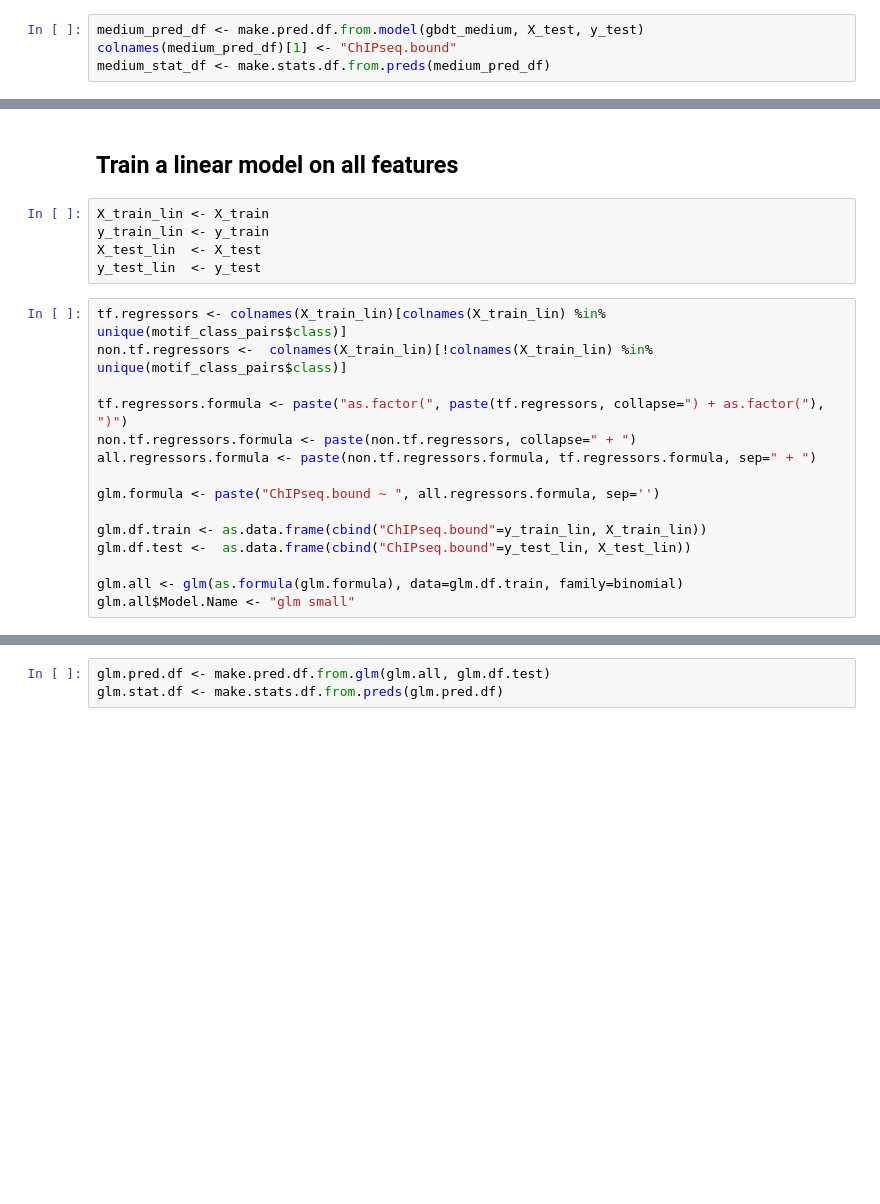
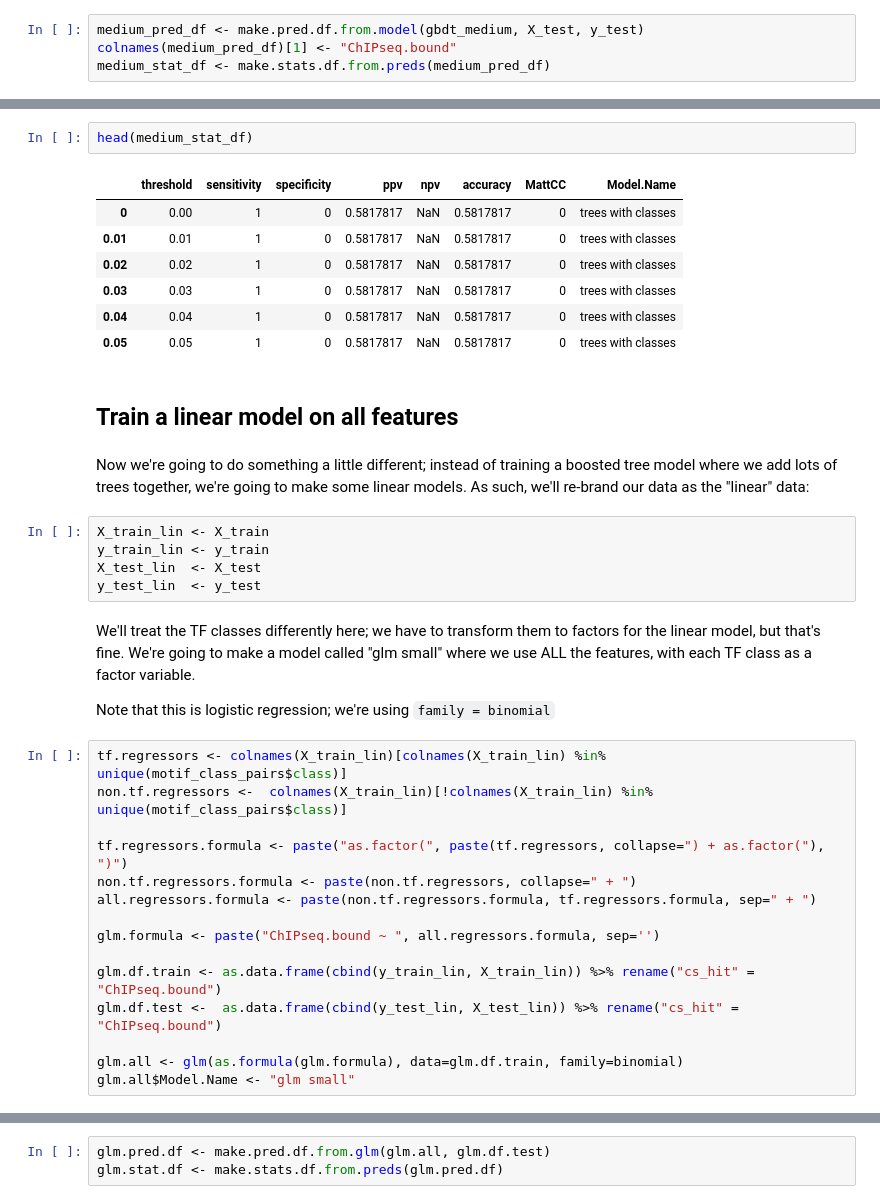
Before and after one commit to PriceLab/trena_footprinting_notebooks, a Jupyter notebook: whole_genome_classifier_footprint_hit_subset.ipynb, the cells around one changed output, grey strips where cells are left out. Cells and saved outputs as stored; diff of their text form; blank space fills up the shorter version.

```diff
--- a/whole_genome_classifier_footprint_hit_subset.ipynb
+++ b/whole_genome_classifier_footprint_hit_subset.ipynb
@@ -157,10 +286,26 @@ medium_stat_df <- make.stats.df.from.preds(medium_pred_df)
+# %%
+head(medium_stat_df)
+# %% [output]
+|  | threshold | sensitivity | specificity | ppv | npv | accuracy | MattCC | Model.Name |
+| 0 | 0.00 | 1 | 0 | 0.5817817 | NaN | 0.5817817 | 0 | trees with classes |
+| 0.01 | 0.01 | 1 | 0 | 0.5817817 | NaN | 0.5817817 | 0 | trees with classes |
+| 0.02 | 0.02 | 1 | 0 | 0.5817817 | NaN | 0.5817817 | 0 | trees with classes |
+| 0.03 | 0.03 | 1 | 0 | 0.5817817 | NaN | 0.5817817 | 0 | trees with classes |
+| 0.04 | 0.04 | 1 | 0 | 0.5817817 | NaN | 0.5817817 | 0 | trees with classes |
+| 0.05 | 0.05 | 1 | 0 | 0.5817817 | NaN | 0.5817817 | 0 | trees with classes |
 # %% [markdown]
 ## Train a linear model on all features
+# %% [markdown]
+Now we're going to do something a little different; instead of training a boosted tree model where we add lots of trees together, we're going to make some linear models. As such, we'll re-brand our data as the "linear" data:
 # %%
 X_train_lin <- X_train
 y_train_lin <- y_train
 X_test_lin  <- X_test
 y_test_lin  <- y_test
+# %% [markdown]
+We'll treat the TF classes differently here; we have to transform them to factors for the linear model, but that's fine. We're going to make a model called "glm small" where we use ALL the features, with each TF class as a factor variable.
+
+Note that this is logistic regression; we're using `family = binomial`
 # %%
 tf.regressors <- colnames(X_train_lin)[colnames(X_train_lin) %in% unique(motif_class_pairs$class)]
 non.tf.regressors <-  colnames(X_train_lin)[!colnames(X_train_lin) %in% unique(motif_class_pairs$class)]
@@ -171,8 +316,8 @@ all.regressors.formula <- paste(non.tf.regressors.formula, tf.regressors.formula
 
 glm.formula <- paste("ChIPseq.bound ~ ", all.regressors.formula, sep='')
 
-glm.df.train <- as.data.frame(cbind("ChIPseq.bound"=y_train_lin, X_train_lin))
-glm.df.test <-  as.data.frame(cbind("ChIPseq.bound"=y_test_lin, X_test_lin))
+glm.df.train <- as.data.frame(cbind(y_train_lin, X_train_lin)) %>% rename("cs_hit" = "ChIPseq.bound")
+glm.df.test <-  as.data.frame(cbind(y_test_lin, X_test_lin)) %>% rename("cs_hit" = "ChIPseq.bound")
 
 glm.all <- glm(as.formula(glm.formula), data=glm.df.train, family=binomial)
 glm.all$Model.Name <- "glm small"
```
Also changed, not shown: parts of 31 cells of this notebook, 7 other files.
